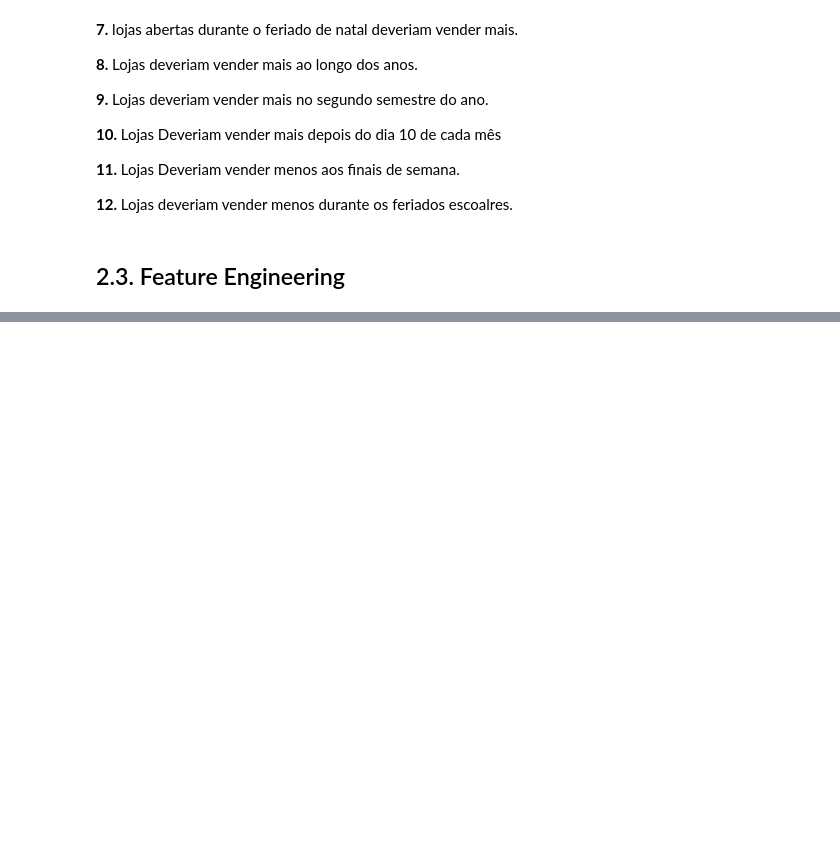
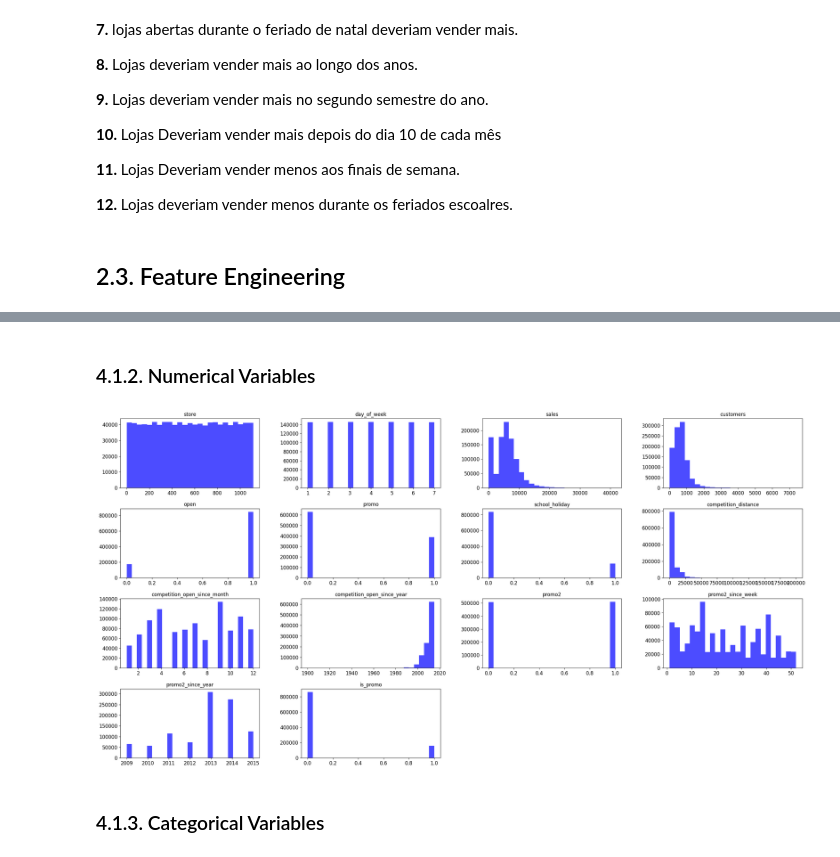
Before and after one commit to Eduupaiva/ds_em_produ, a Jupyter notebook: projeto_ds_em_prod.ipynb, the cells around one changed output, grey strips where cells are left out. Drawn from its saved outputs; the diff is of its cells as text; code cells hidden in the pictures; blank space fills up the shorter version.

```diff
--- a/projeto_ds_em_prod.ipynb
+++ b/projeto_ds_em_prod.ipynb
@@ -379,0 +425,10 @@ df2.head().T
+# %% [markdown]
+### 4.1.2. Numerical Variables
+# %%
+num_attributes.hist(bins=25, figsize=(30, 15), grid=False, xlabelsize=12, ylabelsize=12, alpha=0.7, color='blue')
+plt.title("Histograma para Variáveis Numéricas", size=16)
+plt.show()
+# %% [output]
+[figure, added]
+# %% [markdown]
+### 4.1.3. Categorical Variables
```
Also changed, not shown: parts of 29 cells of this notebook.
